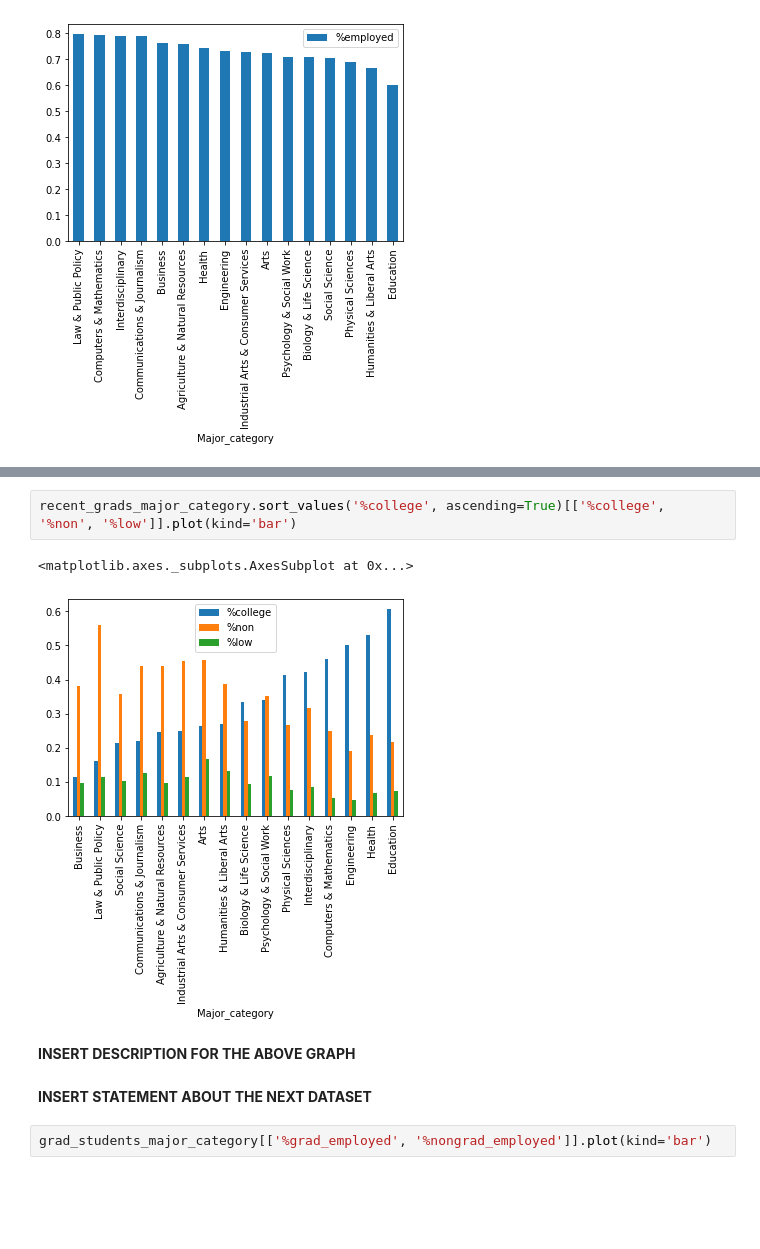
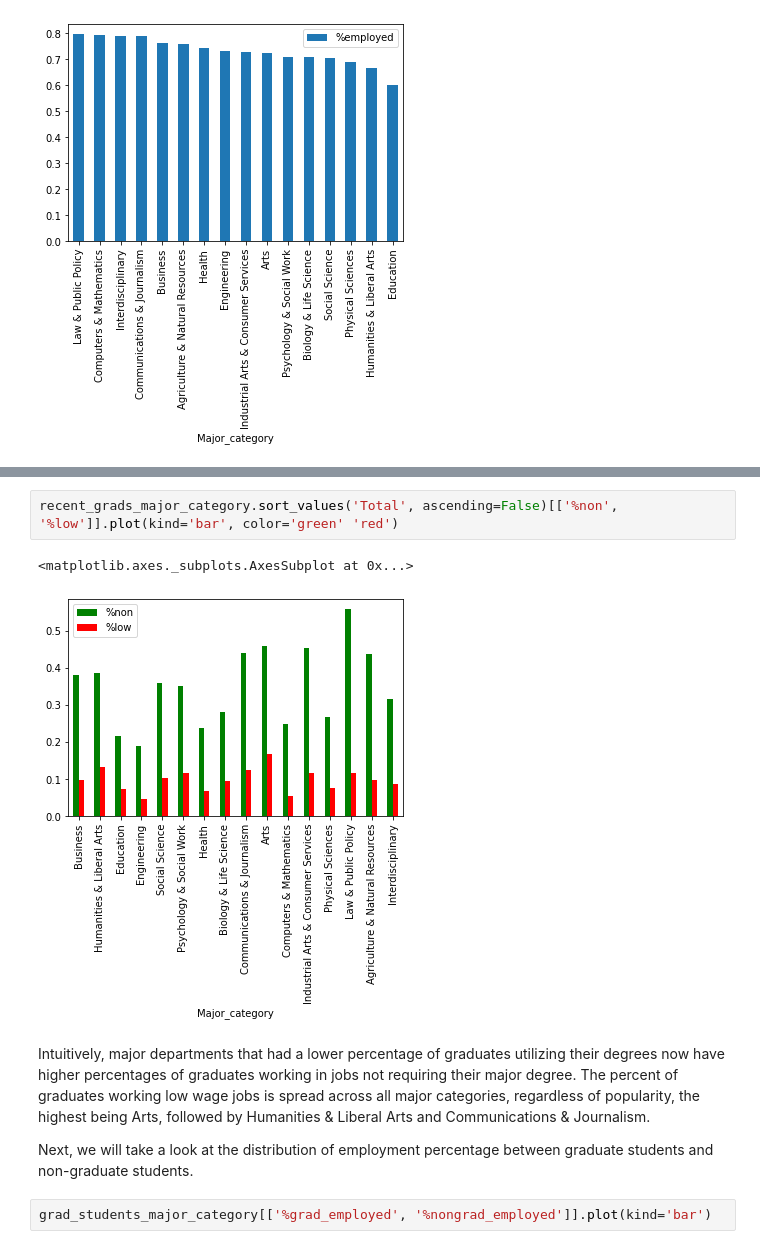
Before and after one commit to AlexCheng7/College-Employment-Analysis, a Jupyter notebook: FinalProject_group048.ipynb, the cells around one changed output, grey strips where cells are left out. Drawn from its saved outputs; the diff is of its cells as text; blank space fills up the shorter version.

```diff
--- a/FinalProject_group048.ipynb
+++ b/FinalProject_group048.ipynb
@@ -337,12 +337,12 @@ recent_grads_major_category.sort_values('Total', ascending=False)[['%college']].
 # %%
-recent_grads_major_category.sort_values('%college', ascending=True)[['%college', '%non', '%low']].plot(kind='bar')
+recent_grads_major_category.sort_values('Total', ascending=False)[['%non', '%low']].plot(kind='bar', color='green' 'red')
 # %% [output]
 <matplotlib.axes._subplots.AxesSubplot at 0x...>
-[figure, old version]
+[figure, new version]
-# %% [markdown]
-**INSERT DESCRIPTION FOR THE ABOVE GRAPH**
-# %% [markdown]
-**INSERT STATEMENT ABOUT THE NEXT DATASET**
+# %% [markdown]
+Intuitively, major departments that had a lower percentage of graduates utilizing their degrees now have higher percentages of graduates working in jobs not requiring their major degree. The percent of graduates working low wage jobs is spread across all major categories, regardless of popularity, the highest being Arts, followed by Humanities & Liberal Arts and Communications & Journalism.
+
+Next, we will take a look at the distribution of employment percentage between graduate students and non-graduate students.
 # %%
 grad_students_major_category[['%grad_employed', '%nongrad_employed']].plot(kind='bar')
 # %% [output]
```
Also changed, not shown: parts of 27 cells of this notebook.
